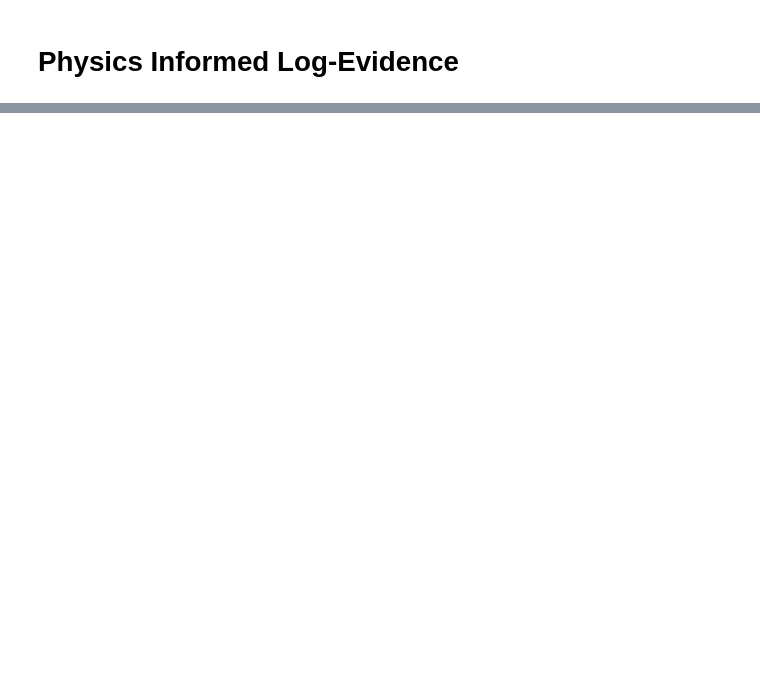
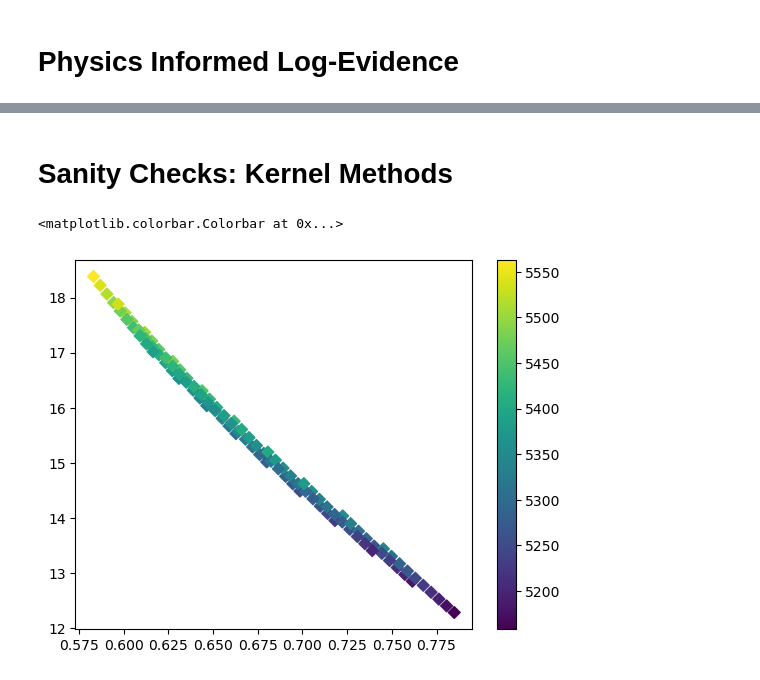
Before and after one commit to mdnls/pile, a Jupyter notebook: Plots.ipynb, the cells around one changed output, grey strips where cells are left out. Cells and saved outputs as stored; diff of their text form; code cells hidden in the pictures; blank space fills up the shorter version.

```diff
--- a/Plots.ipynb
+++ b/Plots.ipynb
@@ -43,0 +143,15 @@ diagnostics
+# %% [markdown]
+# Sanity Checks: Kernel Methods
+# %%
+e = load_expts('RBF-lg-cl-noisetest')
+e2 = load_expts('RBF-lg-cl-noisetest-3')
+
+rbf_pile_scores = [e[p]['pile'][-1]['pile'] for p in e]
+rbf_data_errs = [e[p]['generalization'][-1]['model_gen_error'] for p in e]
+rbf_phys_errs = [e[p]['generalization'][-1]['model_phys_error'] for p in e]
+
+plt.scatter(rbf_data_errs, rbf_phys_errs, marker="D", c = rbf_pile_scores)
+plt.colorbar()
+# %% [output]
+<matplotlib.colorbar.Colorbar at 0x...>
+[figure, added]
```
Also changed, not shown: parts of 10 cells of this notebook, 8 other files.
